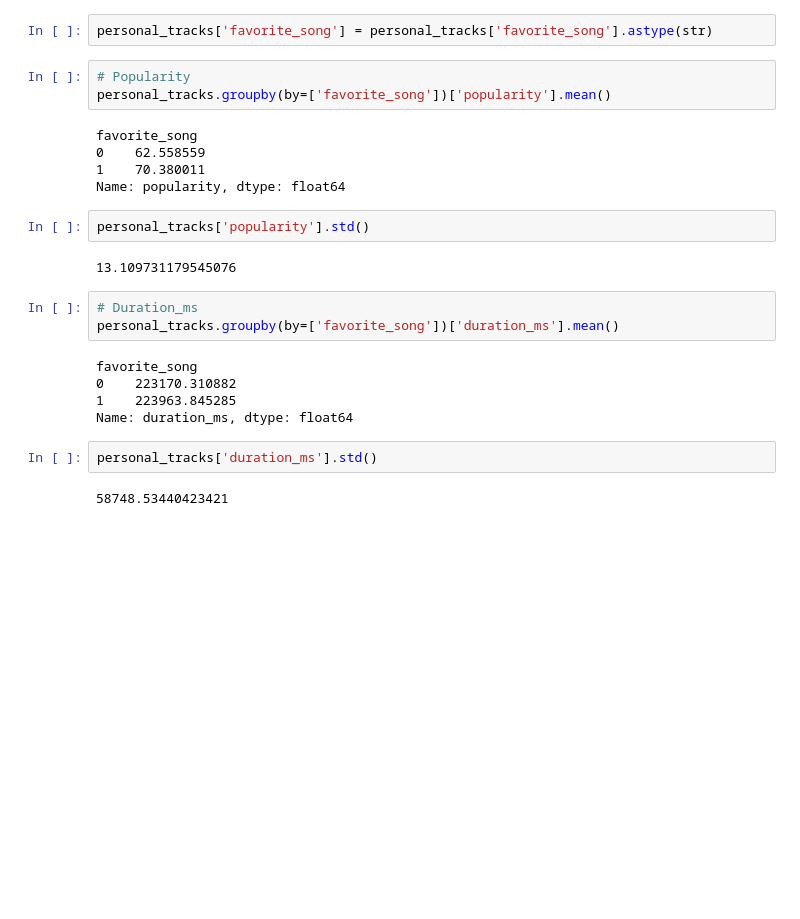
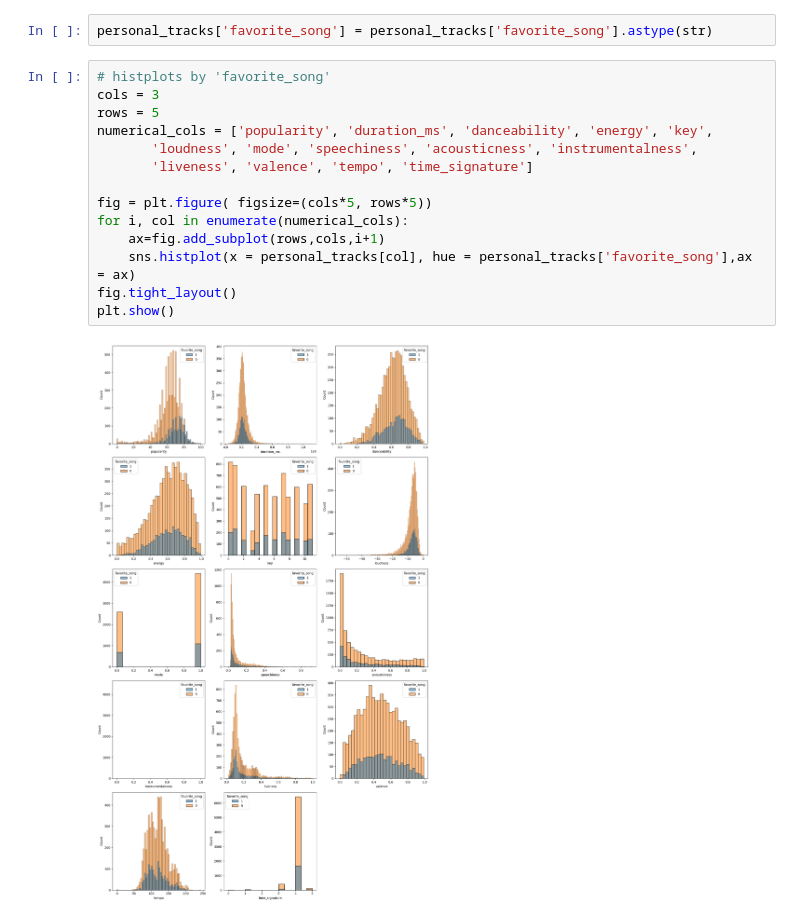
Before and after one commit to isacmlee/song-recommender, a Jupyter notebook: src/eda.ipynb, the cells around one changed output. Saved outputs shown, nothing was run; the diff lists cells and outputs as text; blank space fills up the shorter version.

```diff
--- a/src/eda.ipynb
+++ b/src/eda.ipynb
@@ -103,26 +102,18 @@ Understanding the relationship between feature and target variable.
 # %%
 personal_tracks['favorite_song'] = personal_tracks['favorite_song'].astype(str)
-# %%
-# Popularity
-personal_tracks.groupby(by=['favorite_song'])['popularity'].mean()
-# %% [output]
-favorite_song
-0    62.558559
-1    70.380011
-Name: popularity, dtype: float64
-# %%
-personal_tracks['popularity'].std()
-# %% [output]
-13.109731179545076
-# %%
-# Duration_ms
-personal_tracks.groupby(by=['favorite_song'])['duration_ms'].mean()
-# %% [output]
-favorite_song
-0    223170.310882
-1    223963.845285
-Name: duration_ms, dtype: float64
-# %%
-personal_tracks['duration_ms'].std()
-# %% [output]
-58748.53440423421
+# %%
+# histplots by 'favorite_song'
+cols = 3
+rows = 5
+numerical_cols = ['popularity', 'duration_ms', 'danceability', 'energy', 'key',
+       'loudness', 'mode', 'speechiness', 'acousticness', 'instrumentalness',
+       'liveness', 'valence', 'tempo', 'time_signature']
+
+fig = plt.figure( figsize=(cols*5, rows*5))
+for i, col in enumerate(numerical_cols):
+    ax=fig.add_subplot(rows,cols,i+1)
+    sns.histplot(x = personal_tracks[col], hue = personal_tracks['favorite_song'],ax = ax)
+fig.tight_layout()
+plt.show()
+# %% [output]
+[figure, added]
```
Also changed, not shown: parts of 5 cells of this notebook.
